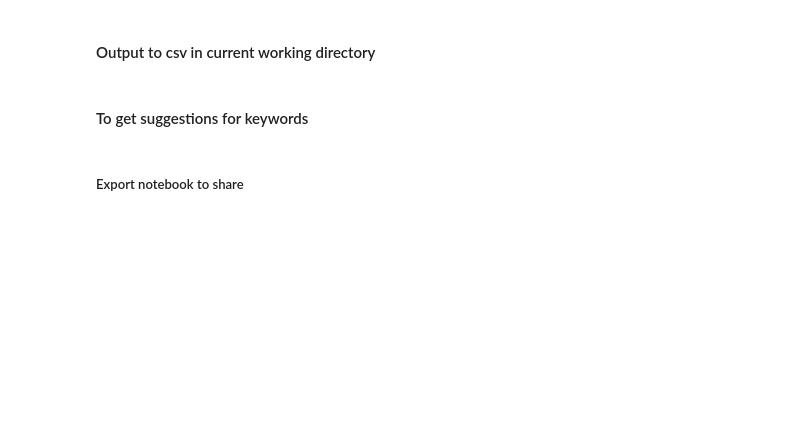
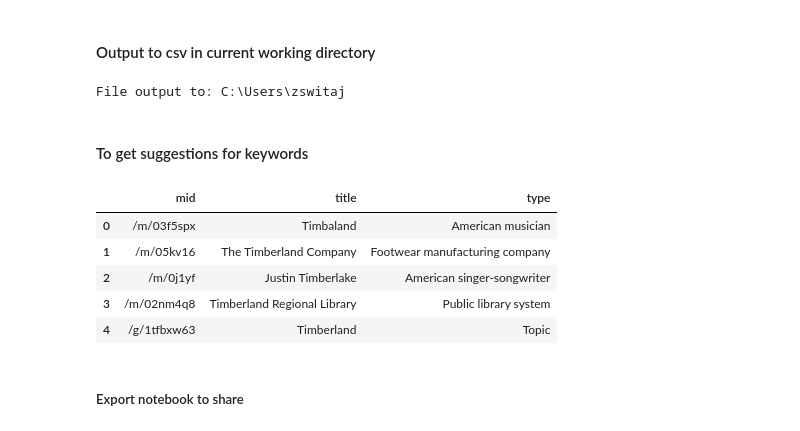
Before and after one commit to ZSwitaj/gigs, a Jupyter notebook: TrendsDataYOY.ipynb, the cells around one changed output. Saved outputs shown, nothing was run; the diff lists cells and outputs as text; code cells hidden in the pictures; blank space fills up the shorter version.

```diff
--- a/TrendsDataYOY.ipynb
+++ b/TrendsDataYOY.ipynb
@@ -269,13 +283,22 @@ print(res)
 # %% [markdown]
 #### Output to csv in current working directory
 # %%
-filename = 'trends_ouutput.csv' + str(datetime.now().strftime("%Y%m%d-%H%M"))
-# res.to_csv(filename)
+filename = ('trends_output' + str(datetime.now().strftime("%Y%m%d-%H%M")) + '.csv')
+res_horz.to_csv(filename)
 print("File output to: {}".format(os.getcwd()))
+# %% [output]
+File output to: C:\Users\zswitaj
 # %% [markdown]
 #### To get suggestions for keywords
 # %%
-getSuggestions("KEYWORD")
+getSuggestions("Timberland")
+# %% [output]
+|  | mid | title | type |
+| 0 | /m/03f5spx | Timbaland | American musician |
+| 1 | /m/05kv16 | The Timberland Company | Footwear manufacturing company |
+| 2 | /m/0j1yf | Justin Timberlake | American singer-songwriter |
+| 3 | /m/02nm4q8 | Timberland Regional Library | Public library system |
+| 4 | /g/1tfbxw63 | Timberland | Topic |
 # %% [markdown]
 ##### Export notebook to share
 # %%
```
Also changed, not shown: parts of 18 cells of this notebook.
